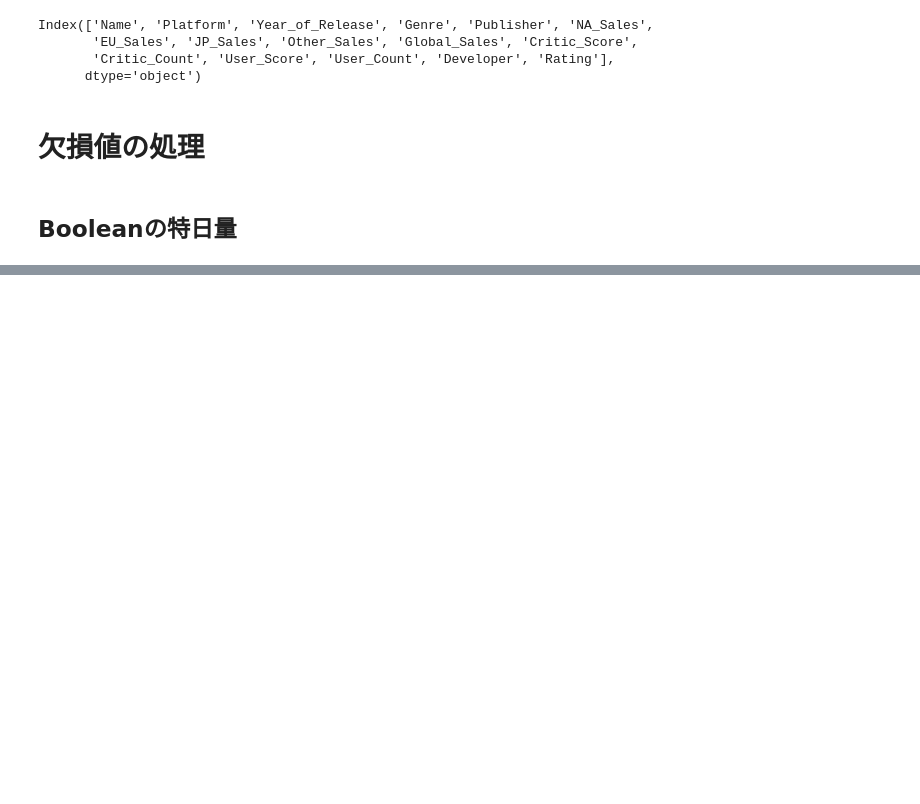
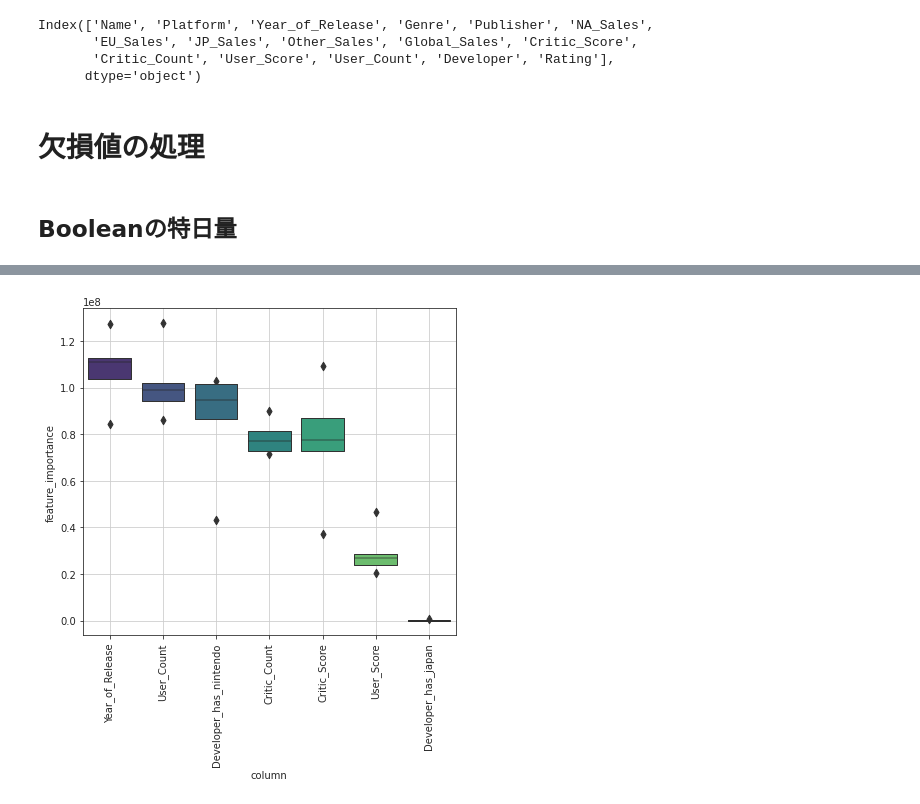
Before and after one commit to yosuke7040/atmacup8, a Jupyter notebook: 講座_1_データを眺めて_submission_をする.ipynb, the cells around one changed output, grey strips where cells are left out. Saved outputs shown, nothing was run; the diff lists cells and outputs as text; code cells hidden in the pictures; blank space fills up the shorter version.

```diff
--- a/講座_1_データを眺めて_submission_をする.ipynb
+++ b/講座_1_データを眺めて_submission_をする.ipynb
@@ -152,0 +192,3 @@ NameError: ignored
+# %%
+train_feat_df = to_feature( train_df )
+test_feat_df = to_feature( test_df )
@@ -152,0 +266,7 @@ NameError: ignored
+# %%
+from sklearn.model_selection import KFold
+
+fold = KFold(n_splits=5, shuffle=True, random_state=71)
+cv = list(fold.split(train_feat_df, y)) # もともとが generator なため明示的に list に変換する
+# %%
+oof, models = fit_lgbm(train_feat_df.values, y, cv, params=params)
@@ -152,0 +293,33 @@ NameError: ignored
+# %%
+def visualize_importance(models, feat_train_df):
+    """lightGBM の model 配列の feature importance を plot する
+    CVごとのブレを boxen plot として表現します.
+
+    args:
+        models:
+            List of lightGBM models
+        feat_train_df:
+            学習時に使った DataFrame
+    """
+    feature_importance_df = pd.DataFrame()
+    for i, model in enumerate(models):
+        _df = pd.DataFrame()
+        _df['feature_importance'] = model.feature_importances_
+        _df['column'] = feat_train_df.columns
+        _df['fold'] = i + 1
+        feature_importance_df = pd.concat([feature_importance_df, _df], axis=0, ignore_index=True)
+
+    order = feature_importance_df.groupby('column')\
+        .sum()[['feature_importance']]\
+        .sort_values('feature_importance', ascending=False).index[:50]
+
+    fig, ax = plt.subplots(figsize=(max(6, len(order) * .4), 7))
+    sns.boxenplot(data=feature_importance_df, x='column', y='feature_importance', order=order, ax=ax, palette='viridis')
+    ax.tick_params(axis='x', rotation=90)
+    ax.grid()
+    fig.tight_layout()
+    return fig, ax
+# %%
+fig, ax = visualize_importance(models, train_feat_df)
+# %% [output]
+[figure, added]
```
Also changed, not shown: parts of 19 cells of this notebook.
